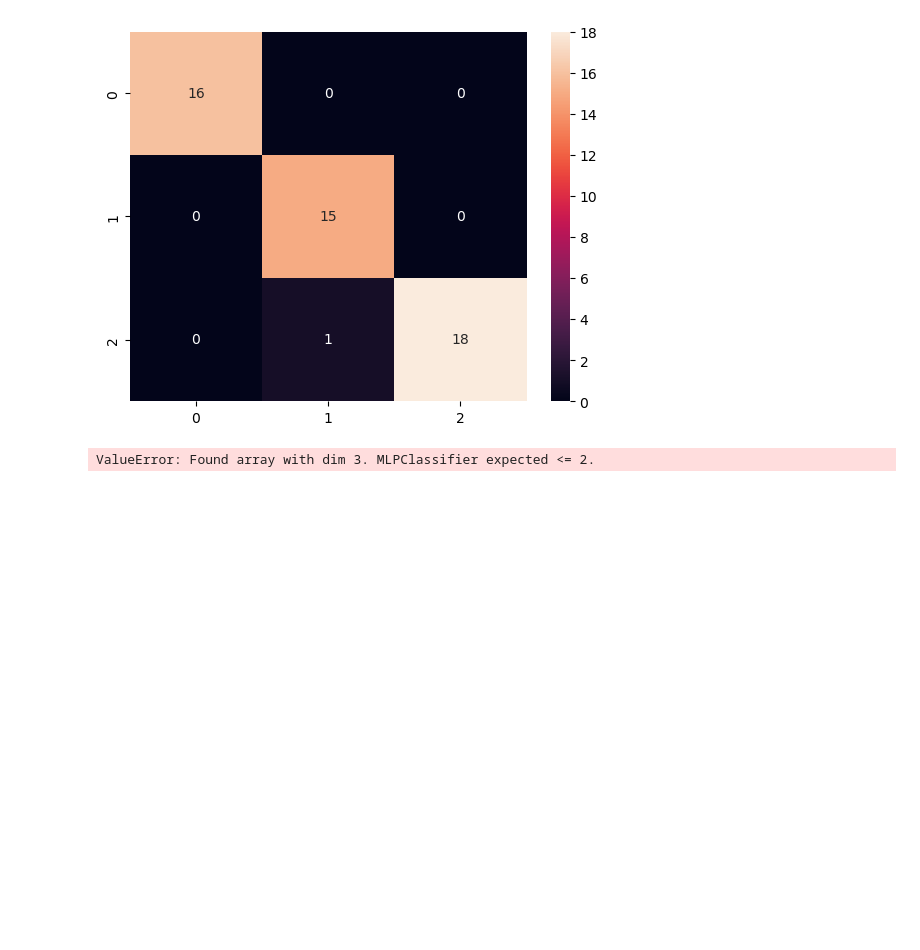
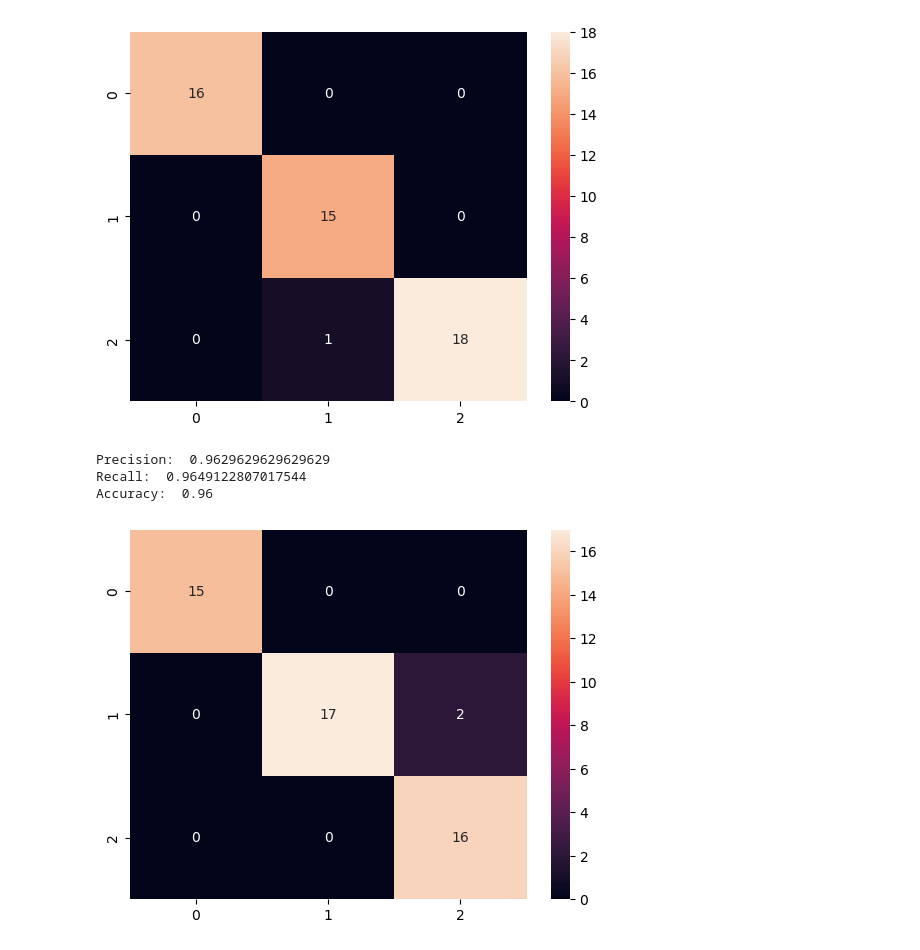
Before and after one commit to Jocelyn-Bournier/TAA_TP1NN, a Jupyter notebook: TP1_NN_BOURNIER_BOUAMRA.ipynb, the cells around one changed output. Drawn from its saved outputs; the diff is of its cells as text; code cells hidden in the pictures; blank space fills up the shorter version.

```diff
--- a/TP1_NN_BOURNIER_BOUAMRA.ipynb
+++ b/TP1_NN_BOURNIER_BOUAMRA.ipynb
@@ -182,8 +182,9 @@ for i in range(3):
     X_s.append(sample[0])
     y_s.append(sample[1])
 
+X_s = np.array(X_s)
+y_s = np.array(y_s)
+
 bagging = Bagging(3)
 bagging.train(X_s, y_s)
 test_predictions = bagging.choose_prediction(X_test)
-# %% [output]
-ValueError: Found array with dim 3. MLPClassifier expected <= 2.
@@ -191,0 +191,7 @@ perform
+# %%
+performance(y_test, test_predictions)
+# %% [output]
+Precision:  0.9629629629629629
+Recall:  0.9649122807017544
+Accuracy:  0.96
+[figure, added]
```
Also changed, not shown: parts of 4 cells of this notebook.
